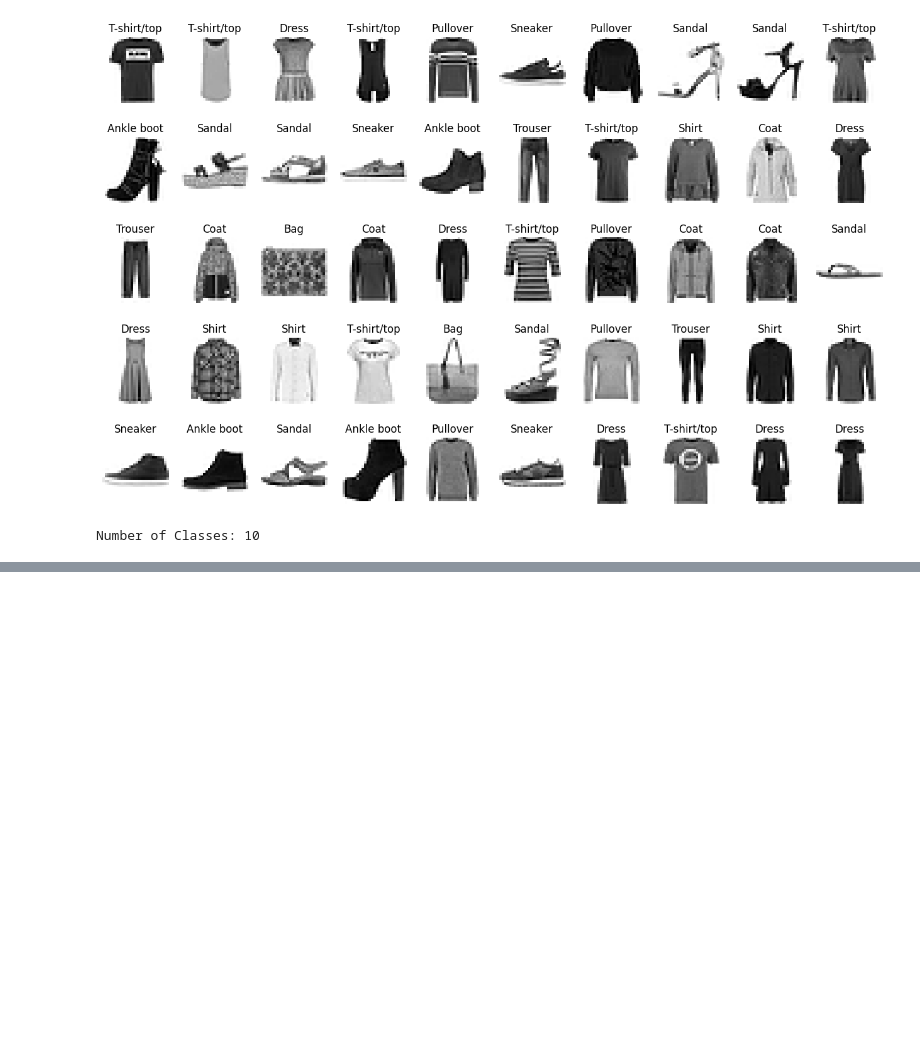
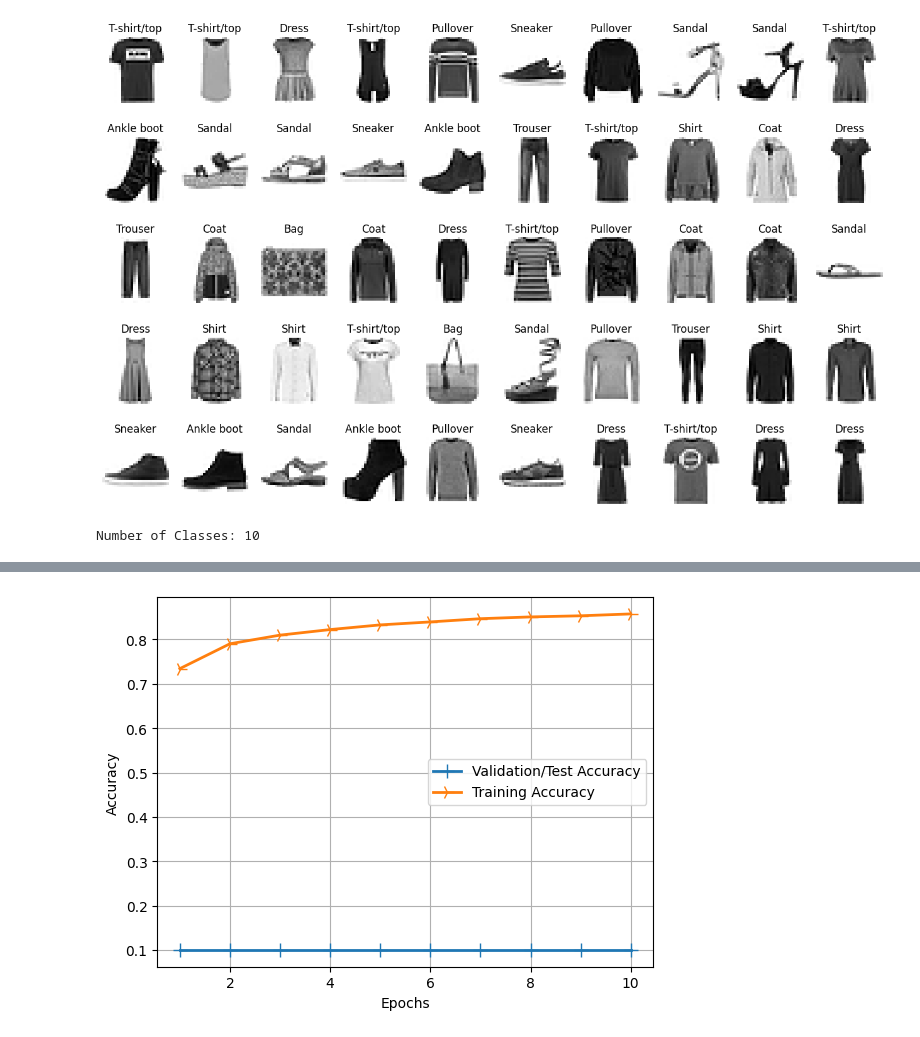
Before and after one commit to bohdanvodianyk/deep-learning-computer-vision, a Jupyter notebook: keras_fnist_noregularisation_vs_regularisation.ipynb, the cells around one changed output, grey strips where cells are left out. Saved outputs shown, nothing was run; the diff lists cells and outputs as text; code cells hidden in the pictures; blank space fills up the shorter version.

```diff
--- a/keras_fnist_noregularisation_vs_regularisation.ipynb
+++ b/keras_fnist_noregularisation_vs_regularisation.ipynb
@@ -187,0 +253,8 @@ showAugmentation(6)
+# %%
+y_train = to_categorical(y_train)
+y_test = to_categorical(y_test)
+
+print(f"Number of Classes: {y_test.shape[1]}")
+
+num_classes = y_test.shape[1]
+num_pixels = x_train.shape[1]*x_train.shape[2]
@@ -187,0 +371,18 @@ showAugmentation(6)
+# %%
+history_dict = history.history
+
+acc_values = history_dict['accuracy']
+val_acc_values = history_dict['val_accuracy']
+epochs = range(1, len(loss_values) + 1)
+
+line1 = plt.plot(epochs, val_acc_values, label='Validation/Test Accuracy')
+line2 = plt.plot(epochs, acc_values, label='Training Accuracy')
+plt.setp(line1, linewidth=2.0, marker = '+', markersize=10.0)
+plt.setp(line2, linewidth=2.0, marker = '4', markersize=10.0)
+plt.xlabel('Epochs')
+plt.ylabel('Accuracy')
+plt.grid(True)
+plt.legend()
+plt.show()
+# %% [output]
+[figure, added]
```
Also changed, not shown: parts of 14 cells of this notebook.
